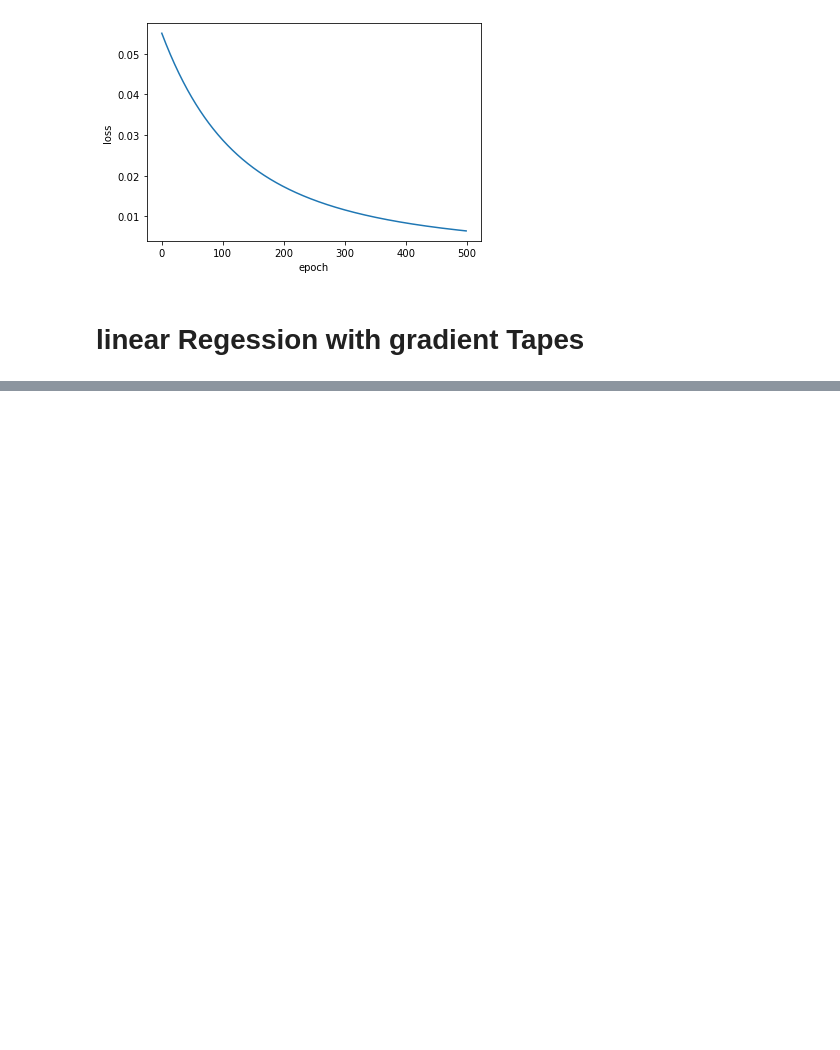
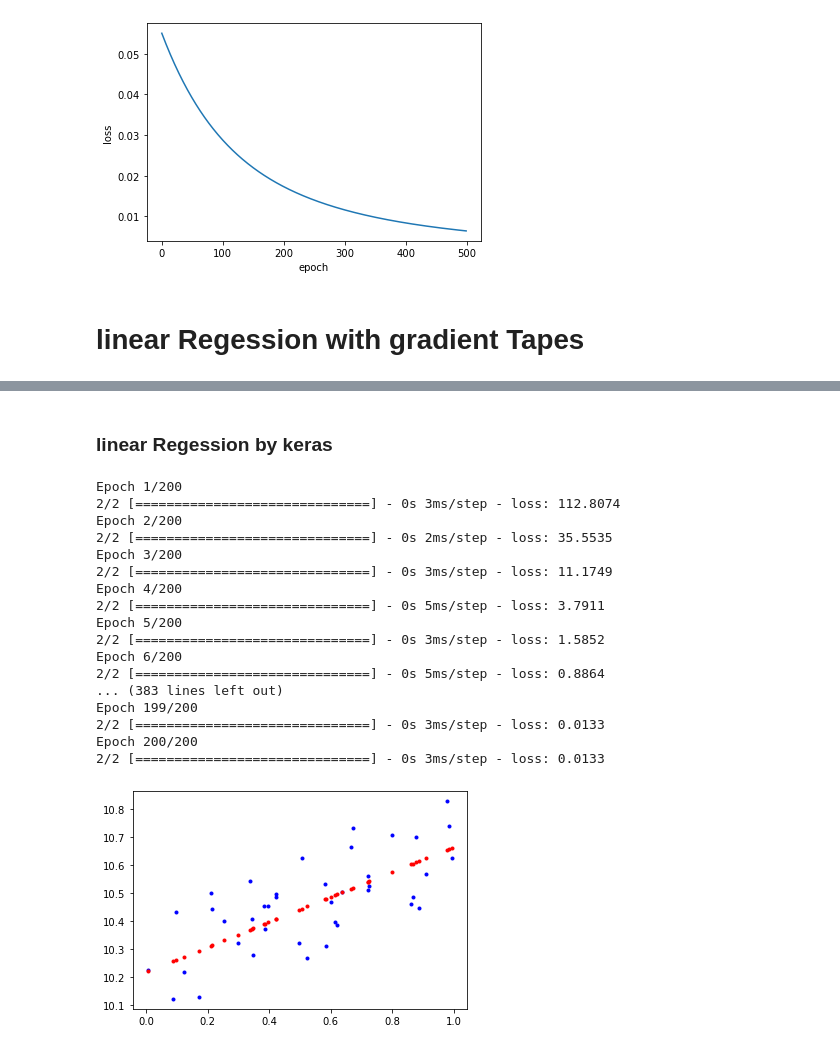
Before and after one commit to silkk-nn/superAI, a Jupyter notebook: NeuralNetwork.ipynb, the cells around one changed output, grey strips where cells are left out. Saved outputs shown, nothing was run; the diff lists cells and outputs as text; code cells hidden in the pictures; blank space fills up the shorter version.

```diff
--- a/NeuralNetwork.ipynb
+++ b/NeuralNetwork.ipynb
@@ -138,0 +148,34 @@ plt.plot(X, Z, ".r")
+# %% [markdown]
+<h3>linear Regession by keras</h3>
+# %%
+d_in = (1, )
+model =  tf.keras.Sequential()
+model.add(tf.keras.layers.Dense(1, input_shape=d_in))
+# model.add(tf.keras.layers.Activation('sigmoid'))
+model.compile(loss=tf.keras.losses.MeanSquaredError(),
+             optimizer=tf.keras.optimizers.SGD(learning_rate=0.1))
+model.fit(x, y, epochs=200)
+z = model.predict(x)
+plt.plot(x, y, ".b")
+plt.plot(x, z[:, 0], ".r")
+plt.savefig('rekeras.png')
+plt.show()
+# %% [output]
+Epoch 1/200
+2/2 [==============================] - 0s 3ms/step - loss: 112.8074
+Epoch 2/200
+2/2 [==============================] - 0s 2ms/step - loss: 35.5535
+Epoch 3/200
+2/2 [==============================] - 0s 3ms/step - loss: 11.1749
+Epoch 4/200
+2/2 [==============================] - 0s 5ms/step - loss: 3.7911
+Epoch 5/200
+2/2 [==============================] - 0s 3ms/step - loss: 1.5852
+Epoch 6/200
+2/2 [==============================] - 0s 5ms/step - loss: 0.8864
+... (383 lines left out)
+Epoch 199/200
+2/2 [==============================] - 0s 3ms/step - loss: 0.0133
+Epoch 200/200
+2/2 [==============================] - 0s 3ms/step - loss: 0.0133
+[figure, added]
```
Also changed, not shown: parts of 5 cells of this notebook, 1 other file.
